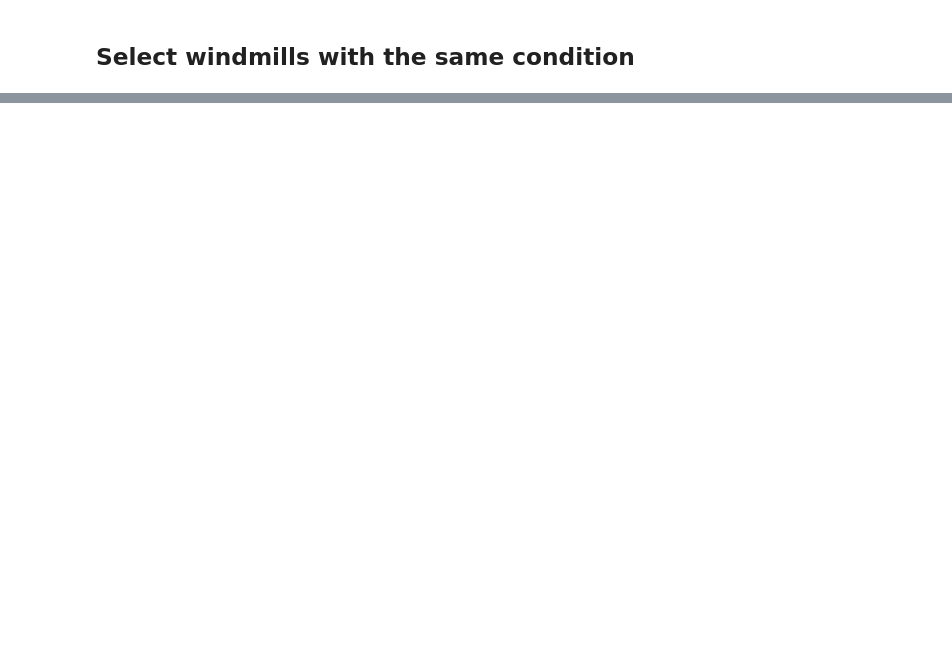
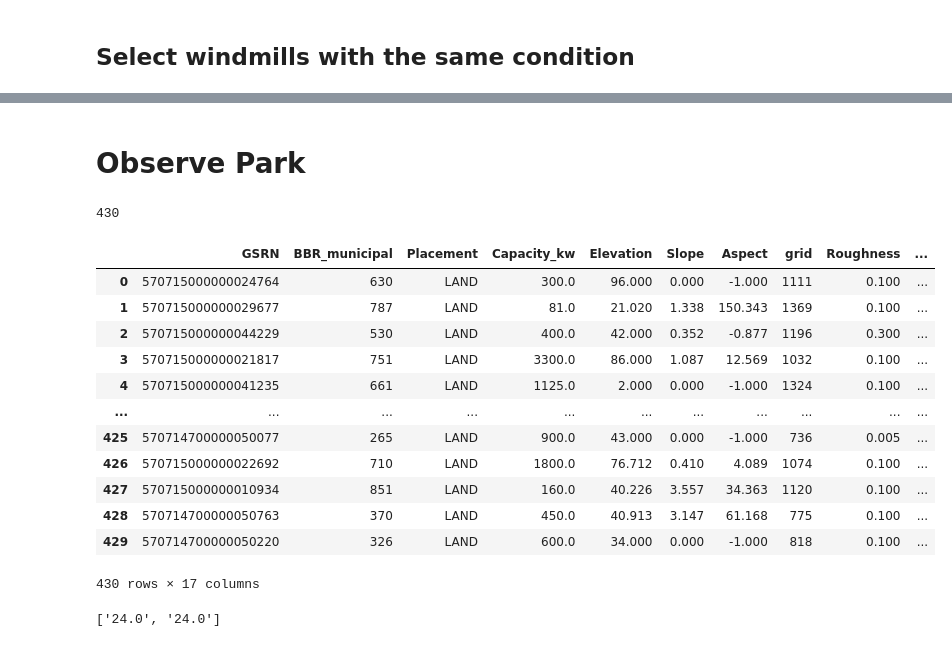
Before and after one commit to sevewing/WindmillPrediction, a Jupyter notebook: Windmill_preprocessing.ipynb, the cells around one changed output, grey strips where cells are left out. Saved outputs shown, nothing was run; the diff lists cells and outputs as text; code cells hidden in the pictures; blank space fills up the shorter version.

```diff
--- a/Windmill_preprocessing.ipynb
+++ b/Windmill_preprocessing.ipynb
@@ -210,2 +297,32 @@ windmills_exp
 # %%
 windmills_exp.to_csv("data/windmills_same_cond.csv", index=False)
+# %% [markdown]
+# Observe Park
+# %%
+windmill_PL = pd.read_csv("data/windmills_park_LAND.csv")
+len(windmill_PL)
+# %% [output]
+430
+# %%
+windmill_PL["Navhub_height_mean"] = windmill_PL["Navhub_height_group"].apply(lambda x: np.mean(np.array(x[1:-1].split(", ")).astype(float)))
+windmill_PL["Rotor_diameter_mean"] = windmill_PL["Rotor_diameter_group"].apply(lambda x: np.mean(np.array(x[1:-1].split(", ")).astype(float)))
+# %%
+windmill_PL
+# %% [output]
+|  | GSRN | BBR_municipal | Placement | Capacity_kw | Elevation | Slope | Aspect | grid | Roughness | ... |
+| 0 | 570715000000024764 | 630 | LAND | 300.0 | 96.000 | 0.000 | -1.000 | 1111 | 0.100 | ... |
+| 1 | 570715000000029677 | 787 | LAND | 81.0 | 21.020 | 1.338 | 150.343 | 1369 | 0.100 | ... |
+| 2 | 570715000000044229 | 530 | LAND | 400.0 | 42.000 | 0.352 | -0.877 | 1196 | 0.300 | ... |
+| 3 | 570715000000021817 | 751 | LAND | 3300.0 | 86.000 | 1.087 | 12.569 | 1032 | 0.100 | ... |
+| 4 | 570715000000041235 | 661 | LAND | 1125.0 | 2.000 | 0.000 | -1.000 | 1324 | 0.100 | ... |
+| ... | ... | ... | ... | ... | ... | ... | ... | ... | ... | ... |
+| 425 | 570714700000050077 | 265 | LAND | 900.0 | 43.000 | 0.000 | -1.000 | 736 | 0.005 | ... |
+| 426 | 570715000000022692 | 710 | LAND | 1800.0 | 76.712 | 0.410 | 4.089 | 1074 | 0.100 | ... |
+| 427 | 570715000000010934 | 851 | LAND | 160.0 | 40.226 | 3.557 | 34.363 | 1120 | 0.100 | ... |
+| 428 | 570714700000050763 | 370 | LAND | 450.0 | 40.913 | 3.147 | 61.168 | 775 | 0.100 | ... |
+| 429 | 570714700000050220 | 326 | LAND | 600.0 | 34.000 | 0.000 | -1.000 | 818 | 0.100 | ... |
+430 rows × 17 columns
+# %%
+"[24.0, 24.0]"[1:-1].split(", ")
+# %% [output]
+['24.0', '24.0']
```
Also changed, not shown: parts of 39 cells of this notebook, 11 other files.
